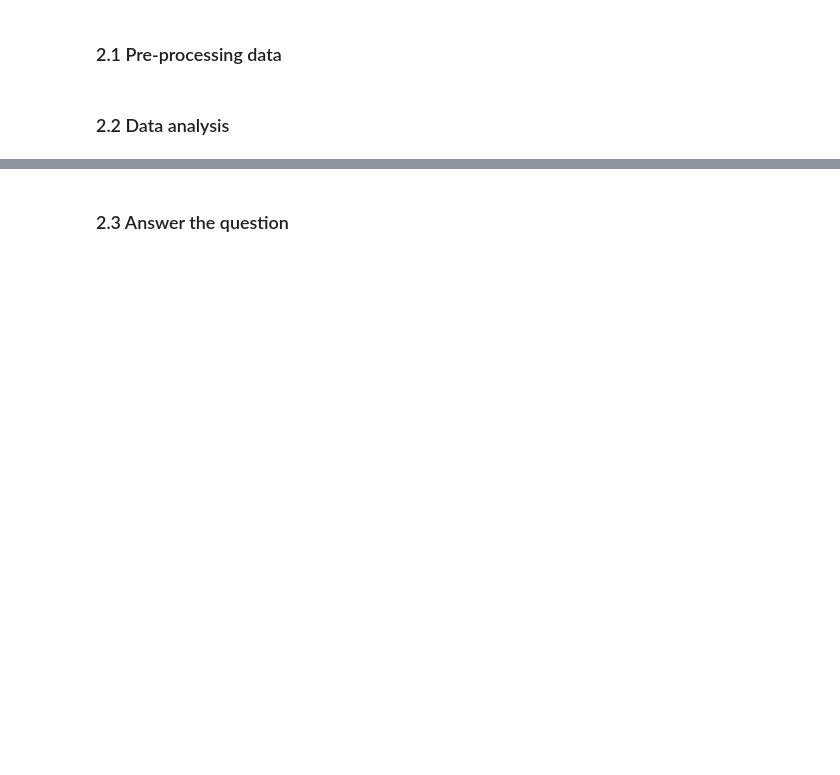
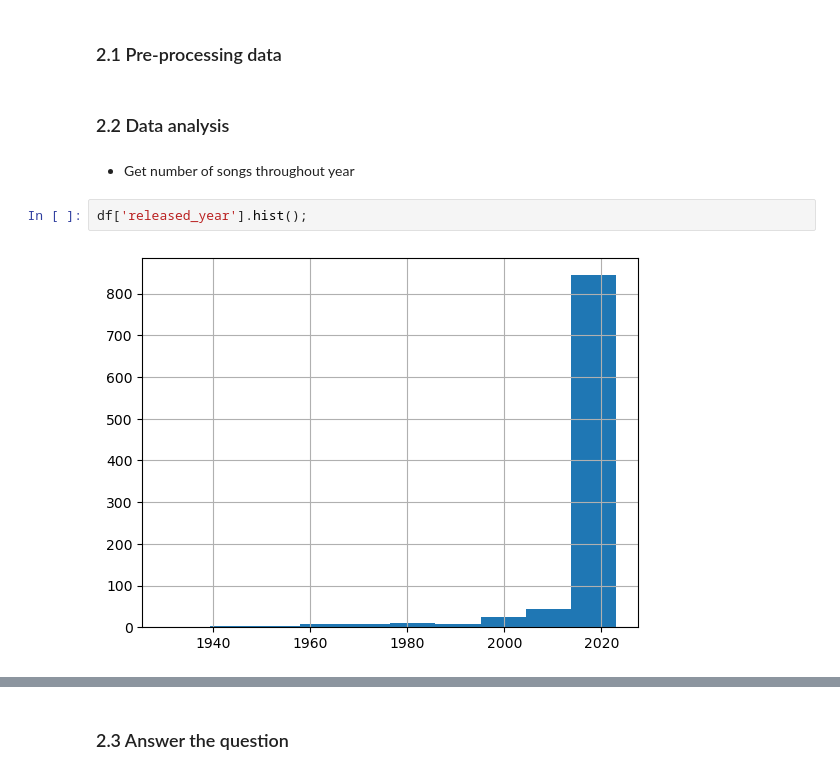
Before and after one commit to khanhnhan1512/Final-Project-DS-Programming, a Jupyter notebook: 03-Question_1.ipynb, the cells around one changed output, grey strips where cells are left out. Saved outputs shown, nothing was run; the diff lists cells and outputs as text; blank space fills up the shorter version.

```diff
--- a/03-Question_1.ipynb
+++ b/03-Question_1.ipynb
@@ -65,3 +74,9 @@ df.head(10).T
 ### 2.1 Pre-processing data
 # %% [markdown]
 ### 2.2 Data analysis
+# %% [markdown]
+- Get number of songs throughout year
+# %%
+df['released_year'].hist();
+# %% [output]
+[figure, added]
```
Also changed, not shown: parts of 22 cells of this notebook, 1 other file.
